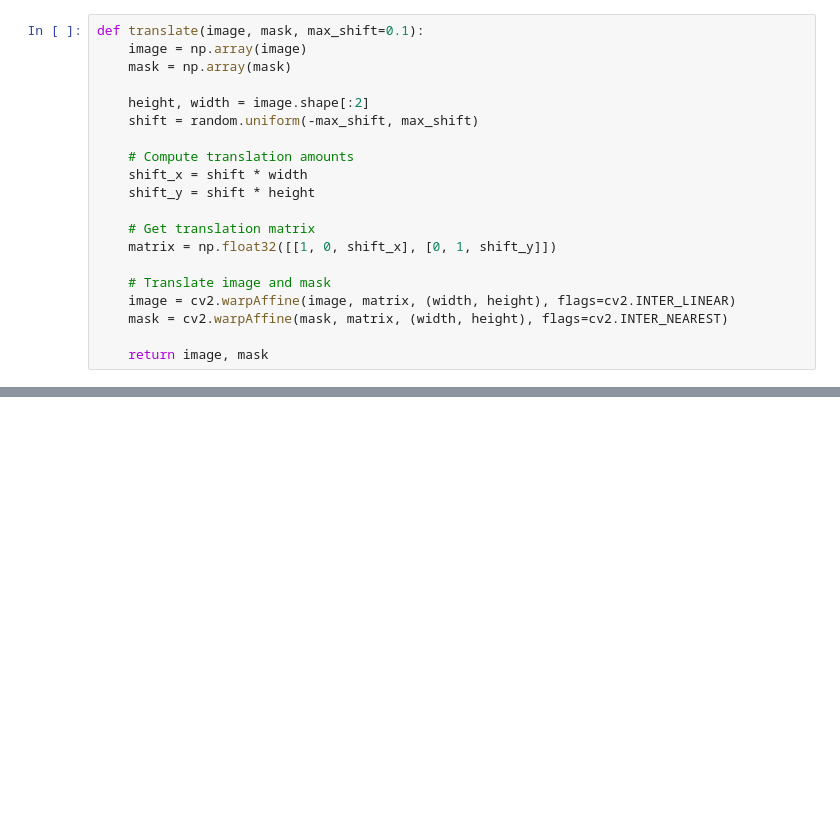
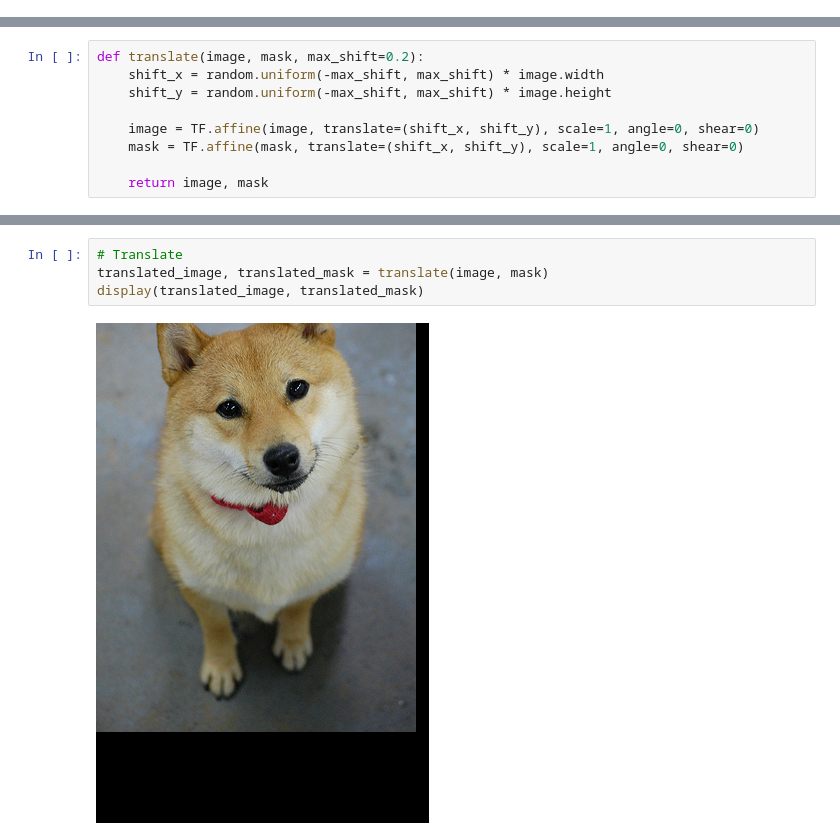
Before and after one commit to nminnie/cv-project, a Jupyter notebook: notebooks/image_augmentation.ipynb, the cells around one changed output, grey strips where cells are left out. Cells and saved outputs as stored; diff of their text form; blank space fills up the shorter version.

```diff
--- a/notebooks/image_augmentation.ipynb
+++ b/notebooks/image_augmentation.ipynb
@@ -40,20 +25,0 @@ def rotate(image, mask, max_angle=30.):
-# %%
-def translate(image, mask, max_shift=0.1):
-    image = np.array(image)
-    mask = np.array(mask)
-
-    height, width = image.shape[:2]
-    shift = random.uniform(-max_shift, max_shift)
-
-    # Compute translation amounts
-    shift_x = shift * width
-    shift_y = shift * height
-
-    # Get translation matrix
-    matrix = np.float32([[1, 0, shift_x], [0, 1, shift_y]])
-
-    # Translate image and mask
-    image = cv2.warpAffine(image, matrix, (width, height), flags=cv2.INTER_LINEAR)
-    mask = cv2.warpAffine(mask, matrix, (width, height), flags=cv2.INTER_NEAREST)
-
-    return image, mask
@@ -60,3 +32,12 @@ def translate(image, mask, max_shift=0.1):
+# %%
+def translate(image, mask, max_shift=0.2):
+    shift_x = random.uniform(-max_shift, max_shift) * image.width
+    shift_y = random.uniform(-max_shift, max_shift) * image.height
+
+    image = TF.affine(image, translate=(shift_x, shift_y), scale=1, angle=0, shear=0)
+    mask = TF.affine(mask, translate=(shift_x, shift_y), scale=1, angle=0, shear=0)
+
+    return image, mask
 # %%
 def elastic_transform(image, mask, alpha=50.0, sigma=5.0):
     image = T.ToTensor()(image)
@@ -162,0 +97,6 @@ display(cropped_image, cropped_mask)
+# %%
+# Translate
+translated_image, translated_mask = translate(image, mask)
+display(translated_image, translated_mask)
+# %% [output]
+[figure, added]
```
Also changed, not shown: parts of 24 cells of this notebook.
